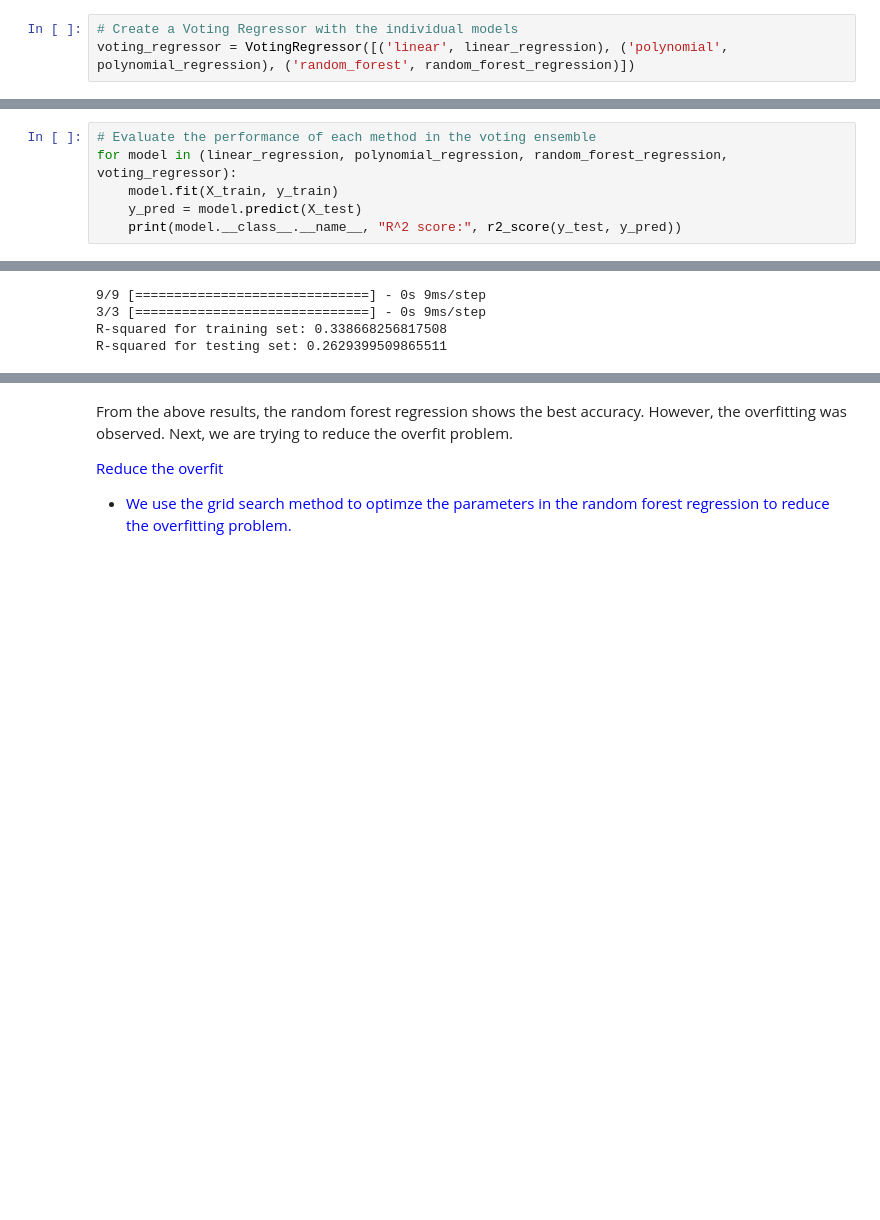
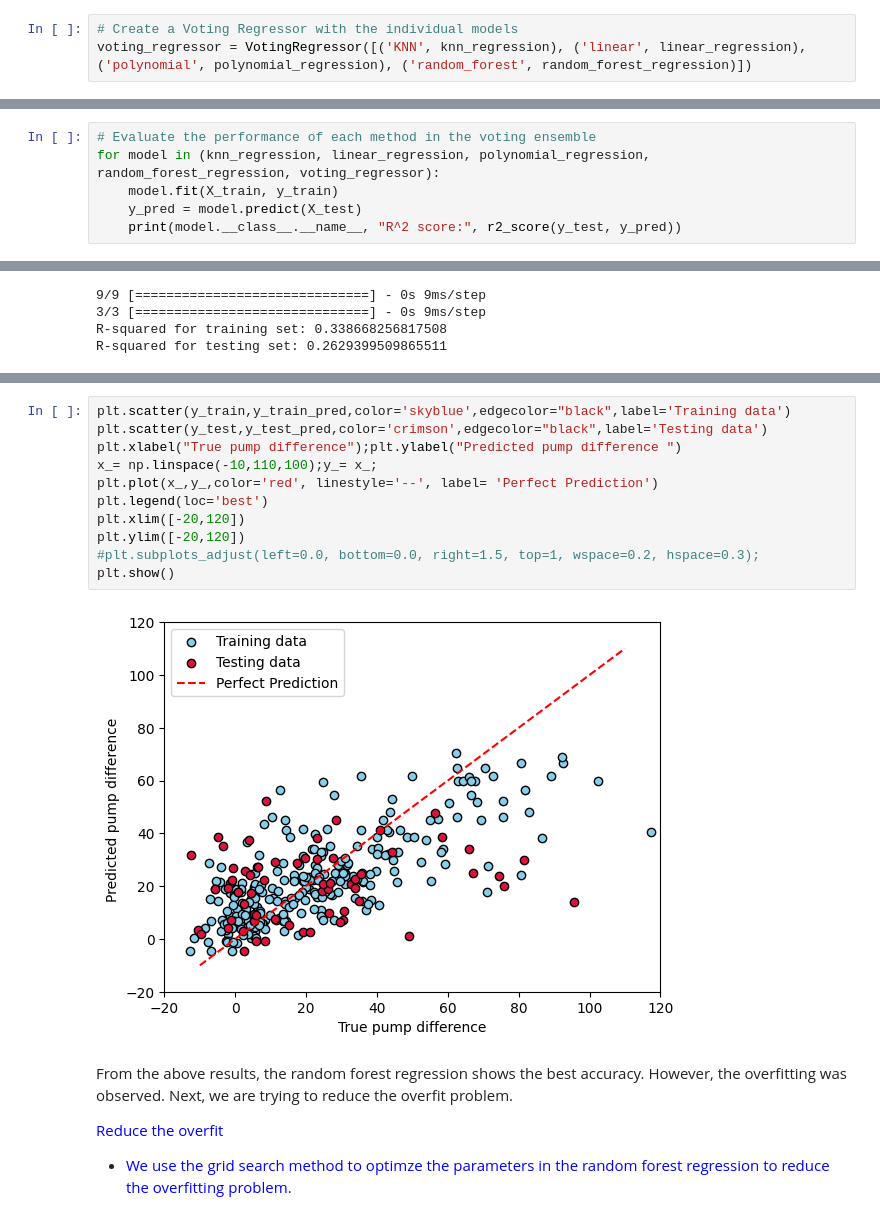
Before and after one commit to HJJJJX/GEO_Practice, a Jupyter notebook: Project.ipynb, the cells around one changed output, grey strips where cells are left out. Drawn from its saved outputs; the diff is of its cells as text; blank space fills up the shorter version.

```diff
--- a/Project.ipynb
+++ b/Project.ipynb
@@ -503,7 +510,7 @@ polynomial_regression = make_pipeline(PolynomialFeatures(degree=2), LinearRegres
 random_forest_regression = RandomForestRegressor()
 # %%
 # Create a Voting Regressor with the individual models
-voting_regressor = VotingRegressor([('linear', linear_regression), ('polynomial', polynomial_regression), ('random_forest', random_forest_regression)])
+voting_regressor = VotingRegressor([('KNN', knn_regression), ('linear', linear_regression), ('polynomial', polynomial_regression), ('random_forest', random_forest_regression)])
 # %%
 # Fit the Voting Regressor to the training data
 voting_regressor.fit(X_train, y_train)
@@ -520,7 +528,7 @@ VotingRegressor(estimators=[('linear', LinearRegression()),
 y_pred = voting_regressor.predict(X_test)
 # %%
 # Evaluate the performance of each method in the voting ensemble
-for model in (linear_regression, polynomial_regression, random_forest_regression, voting_regressor):
+for model in (knn_regression, linear_regression, polynomial_regression, random_forest_regression, voting_regressor):
     model.fit(X_train, y_train)
     y_pred = model.predict(X_test)
     print(model.__class__.__name__, "R^2 score:", r2_score(y_test, y_pred))
@@ -691,3 +773,16 @@ R-squared for testing set: 0.2629399509865511
+# %%
+plt.scatter(y_train,y_train_pred,color='skyblue',edgecolor="black",label='Training data')
+plt.scatter(y_test,y_test_pred,color='crimson',edgecolor="black",label='Testing data')
+plt.xlabel("True pump difference");plt.ylabel("Predicted pump difference ")
+x_= np.linspace(-10,110,100);y_= x_;
+plt.plot(x_,y_,color='red', linestyle='--', label= 'Perfect Prediction')
+plt.legend(loc='best')
+plt.xlim([-20,120])
+plt.ylim([-20,120])
+#plt.subplots_adjust(left=0.0, bottom=0.0, right=1.5, top=1, wspace=0.2, hspace=0.3);
+plt.show()
+# %% [output]
+[figure, added]
 # %% [markdown]
 From the above results, the random forest regression shows the best accuracy. However, the overfitting was observed. Next, we are trying to reduce the overfit problem.
 
```
Also changed, not shown: parts of 19 cells of this notebook.
